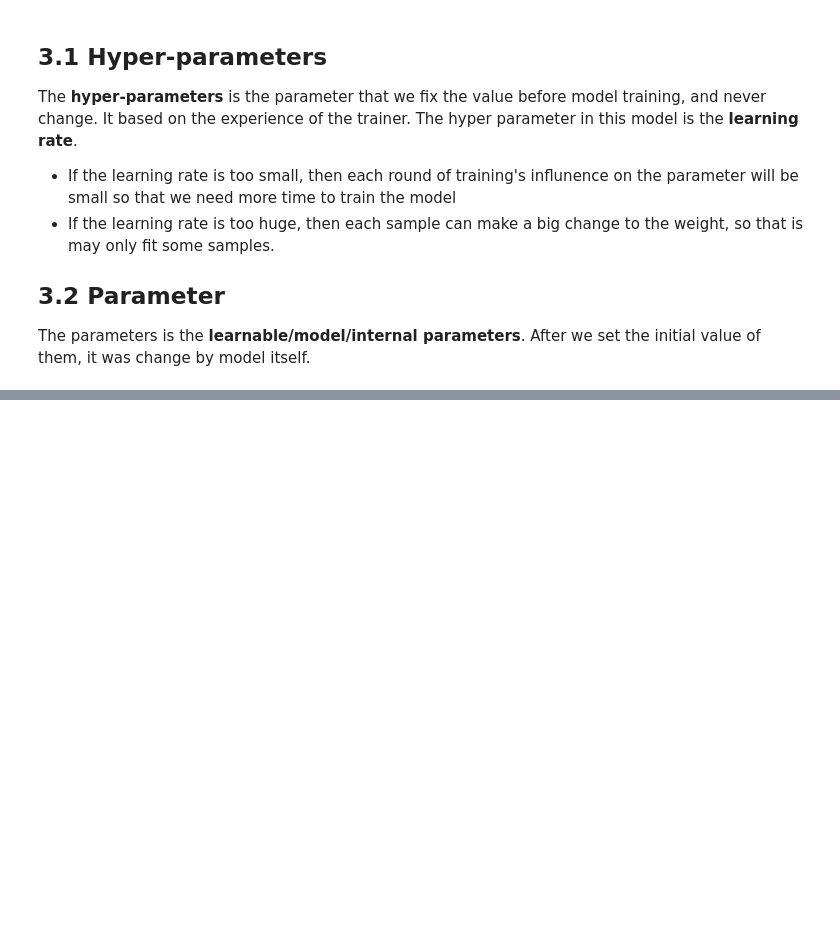
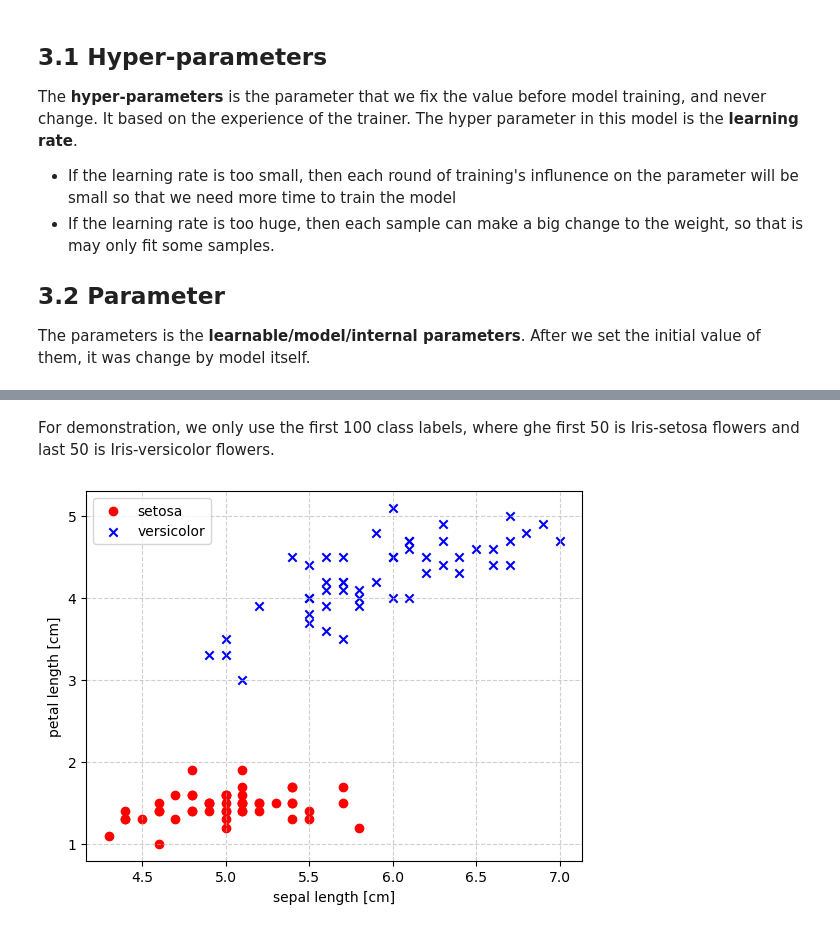
Before and after one commit to dddsx259/MyStudyNote, a Jupyter notebook: Machine Learning(UCB CS189 & HKU COMP3314)/Supervised Learning/Perceptron.ipynb, the cells around one changed output, grey strips where cells are left out. Saved outputs shown, nothing was run; the diff lists cells and outputs as text; code cells hidden in the pictures; blank space fills up the shorter version.

```diff
--- a/Machine Learning(UCB CS189 & HKU COMP3314)/Supervised Learning/Perceptron.ipynb
+++ b/Machine Learning(UCB CS189 & HKU COMP3314)/Supervised Learning/Perceptron.ipynb
@@ -82,0 +89,6 @@ The parameters is the **learnable/model/internal parameters**. After we set the
+# %%
+import pandas as pd
+import numpy as np
+import matplotlib.pyplot as plt
+df = pd.read_csv('https://archive.ics.uci.edu/ml/machine-learning-databases/iris/iris.data', header=None)
+df.head()
@@ -82,0 +102,20 @@ The parameters is the **learnable/model/internal parameters**. After we set the
+# %% [markdown]
+For demonstration, we only use the first 100 class labels, where ghe first 50 is Iris-setosa flowers and last 50 is Iris-versicolor flowers.
+# %%
+y = df.iloc[0:100, 4] #The 4-th column is labels
+y = np.where(y == 'Iris-setosa', -1, 1)
+X = df.iloc[0:100, [0, 2]].values
+
+# Visualization:
+
+plt.scatter(X[:50, 0], X[:50, 1],
+            color='red', marker='o', label='setosa')
+plt.scatter(X[50:100, 0], X[50:100, 1],
+            color='blue', marker='x', label='versicolor')
+plt.xlabel('sepal length [cm]')
+plt.ylabel('petal length [cm]')
+plt.legend(loc='upper left')
+plt.grid(True, linestyle='--', alpha=0.6)
+plt.show()
+# %% [output]
+[figure, added]
```
Also changed, not shown: parts of 6 cells of this notebook, 1 other file.
